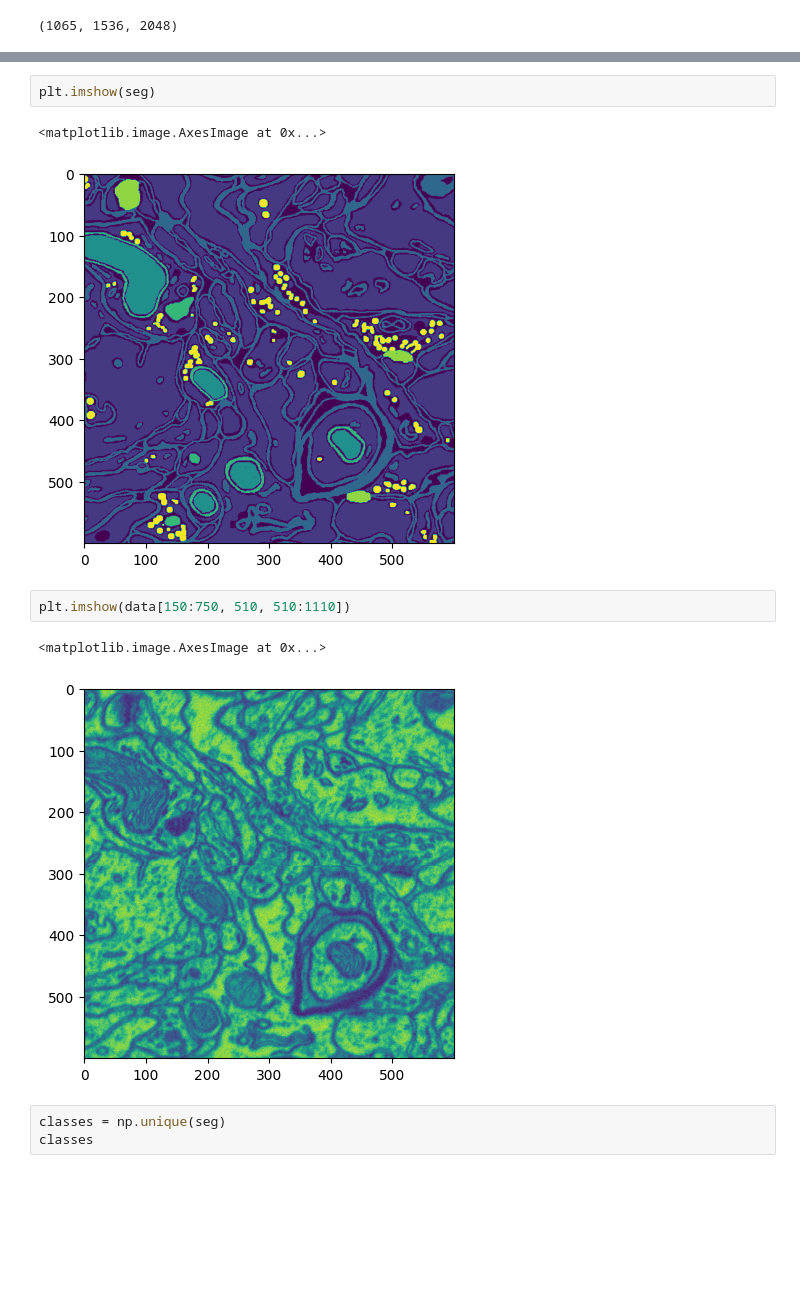
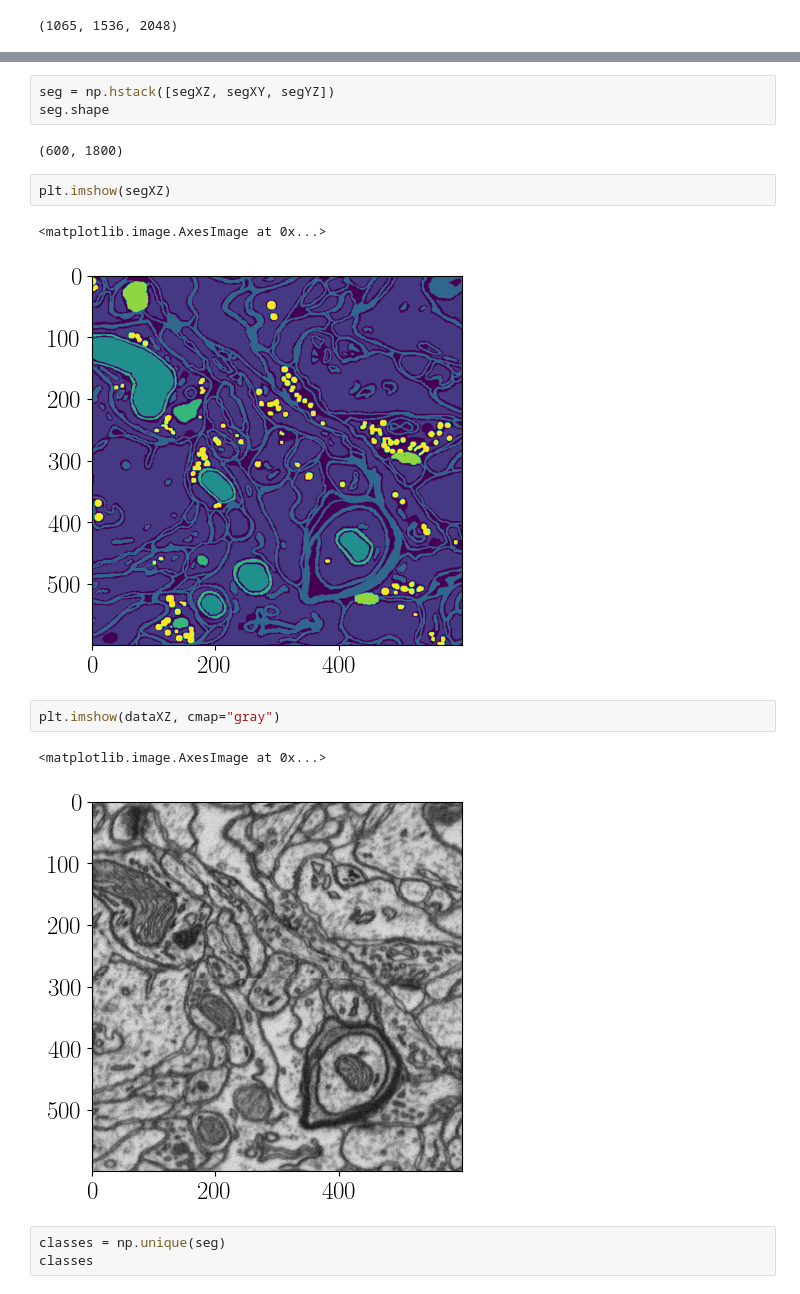
Before and after one commit to ShkalikovOleh/connectomics_segmentation, a Jupyter notebook: notebooks/labels_analysis.ipynb, the cells around one changed output, grey strips where cells are left out. Saved outputs shown, nothing was run; the diff lists cells and outputs as text; blank space fills up the shorter version.

```diff
--- a/notebooks/labels_analysis.ipynb
+++ b/notebooks/labels_analysis.ipynb
@@ -25,13 +47,18 @@ with tifffile.TiffFile("/home/shov/projects/connectomics_segmentation/dataset/la
+# %%
+seg = np.hstack([segXZ, segXY, segYZ])
+seg.shape
+# %% [output]
+(600, 1800)
 # %%
-plt.imshow(seg)
+plt.imshow(segXZ)
 # %% [output]
 <matplotlib.image.AxesImage at 0x...>
-[figure, old version]
+[figure, new version]
-# %%
-plt.imshow(data[150:750, 510, 510:1110])
-# %% [output]
-<matplotlib.image.AxesImage at 0x...>
-[figure, removed]
+# %%
+plt.imshow(dataXZ, cmap="gray")
+# %% [output]
+<matplotlib.image.AxesImage at 0x...>
+[figure, added]
 # %%
 classes = np.unique(seg)
 classes
```
Also changed, not shown: parts of 18 cells of this notebook, 5 other files.
